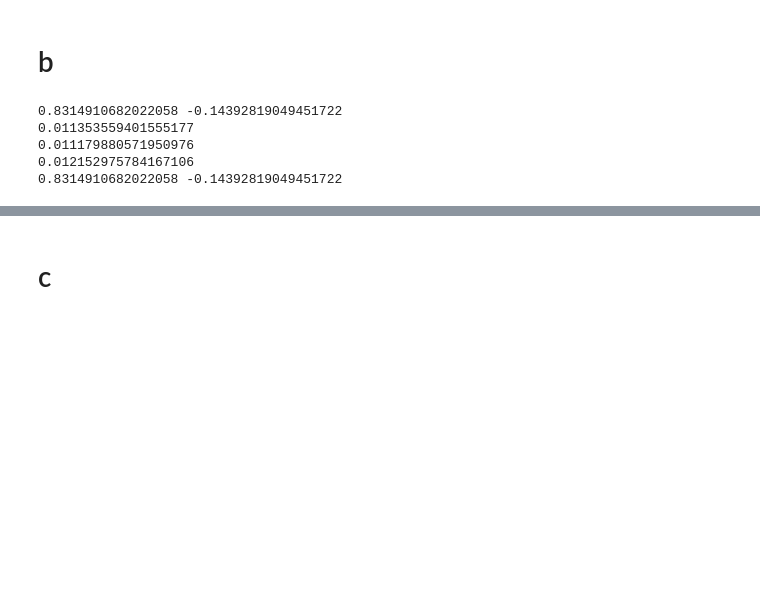
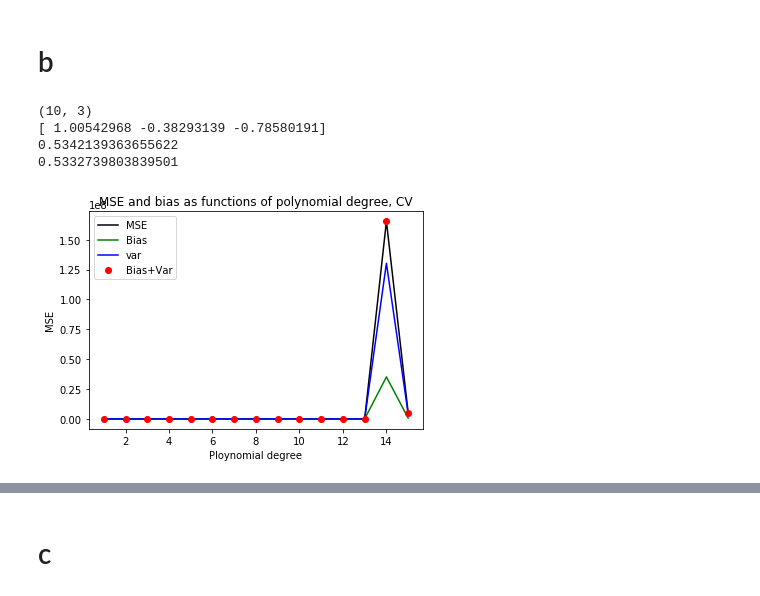
Before and after one commit to jkismul/MachineLearning, a Jupyter notebook: project1.ipynb, the cells around one changed output, grey strips where cells are left out. Cells and saved outputs as stored; diff of their text form; code cells hidden in the pictures; blank space fills up the shorter version.

```diff
--- a/project1.ipynb
+++ b/project1.ipynb
@@ -141,6 +202,11 @@ _lambda = 0.0
 # %%
-MPD =5#maximal polynomial degree
+MPD =3#maximal polynomial degree
 
 X = Model(x,y,MPD) #create model matrix
-print(np.shape(X))
+
+X_c = X-np.mean(X,axis=0)
+# X_c[:,0]=1.
+z_c = z_n -np.mean(z_n)
+# print(np.shape(X_c))
+print(X_c)
 # %% [output]
@@ -369,19 +423,15 @@ def kFoldskl(k,X,z_n):
     return z_tilde_per_fold, clf.coef_
 # %%
 z_n_sorted = sorted(z_n)
-
-print(z_n[0],z_n_sorted[0])
-print(MSE(kFold(k,X,z_n)[0],z_n_sorted))
-print(MSE(kFoldRidge(k,X,z_n,0.),z_n_sorted))
-print(MSE(kFoldskl(k,X,z_n)[0],z_n_sorted))
-print(z_n[0],z_n_sorted[0])
-# kFoldLassoCV(k,X,z_n,[-1,0,1])
+X = Model(x,y,1)
+print(kFold(k,X,z_n)[2])
+print(R2(kFoldRidge(k,X,z_n,0.)[0],z_n_sorted))
+print(R2(kFoldskl(k,X,z_n)[0],z_n_sorted))
 # %% [output]
-0.8314910682022058 -0.14392819049451722
-0.011353559401555177
-0.011179880571950976
-0.012152975784167106
-0.8314910682022058 -0.14392819049451722
+(10, 3)
+[ 1.00542968 -0.38293139 -0.78580191]
+0.5342139363655622
+0.5332739803839501
 # %%
 #Run NN kFolds to create bias/variance plot
 #My bias increases again with model complexity
@@ -421,6 +471,22 @@ for i in range(mpd):
         var_[i,m] = np.var(model_values[:,i,m])
     bias2[i]=np.mean((z_n_sorted-bias2_[i])**2)
     var[i] = np.mean(var_[i])
+# %%
+ols_noise = 8
+legs = 'MSE','Bias','var','Bias+Var'
+plt.figure()
+maxi = 15
+plt.plot(np.arange(1,maxi+1),NMSE[:maxi],'k')
+plt.plot(np.arange(1,maxi+1),bias2[:maxi],'g')
+plt.plot(np.arange(1,maxi+1),var[:maxi],'b')
+plt.plot(np.arange(1,maxi+1),bias2[:maxi]+var[:maxi],'ro')
+plt.xlabel('Ploynomial degree')
+plt.ylabel('MSE')
+plt.title('MSE and bias as functions of polynomial degree, CV')
+plt.legend(legs)
+plt.show()
+# %% [output]
+[figure, added]
 # %%
 fig = plt.figure()
 fig.set_figheight(15)
```
Also changed, not shown: parts of 43 cells of this notebook.
